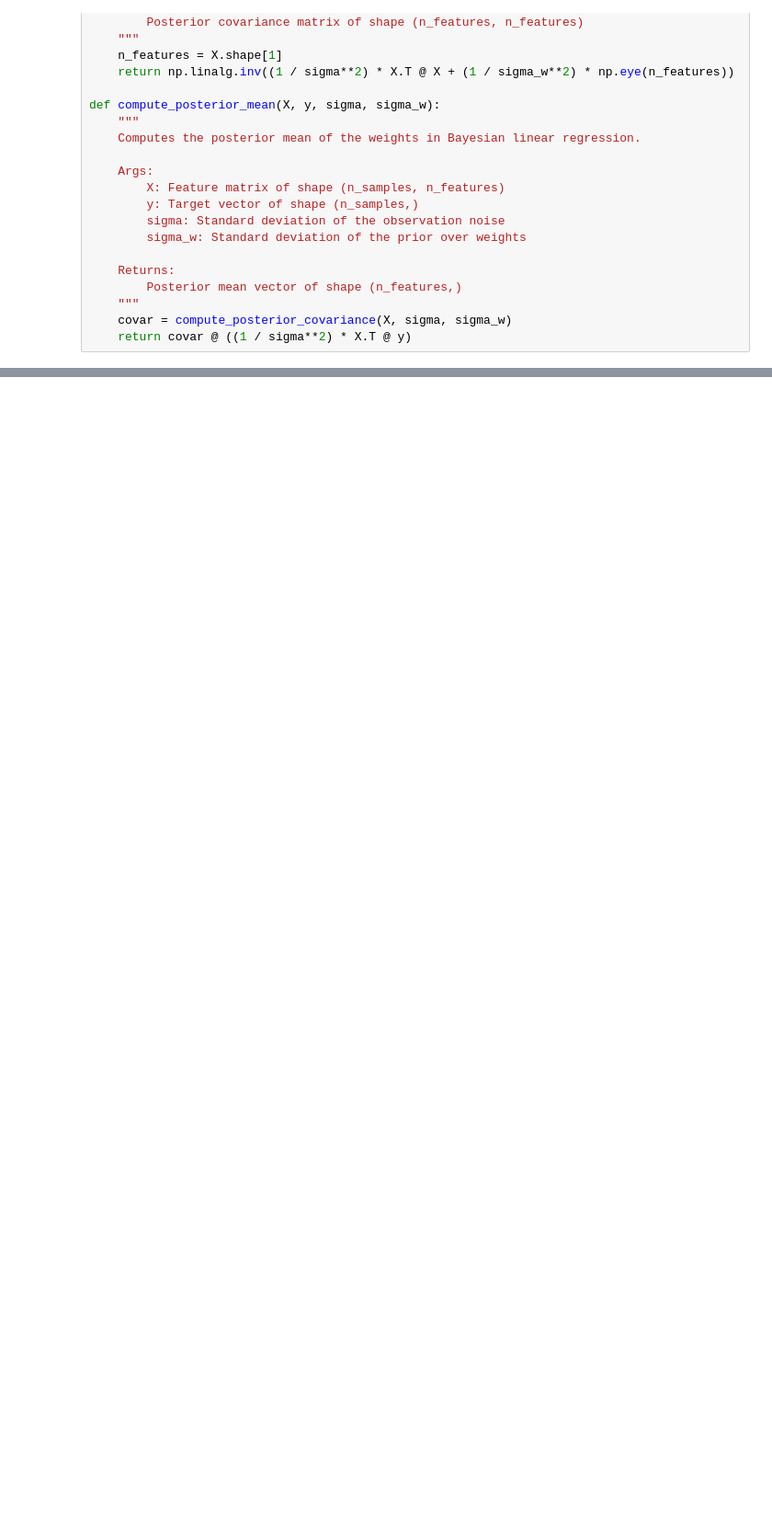
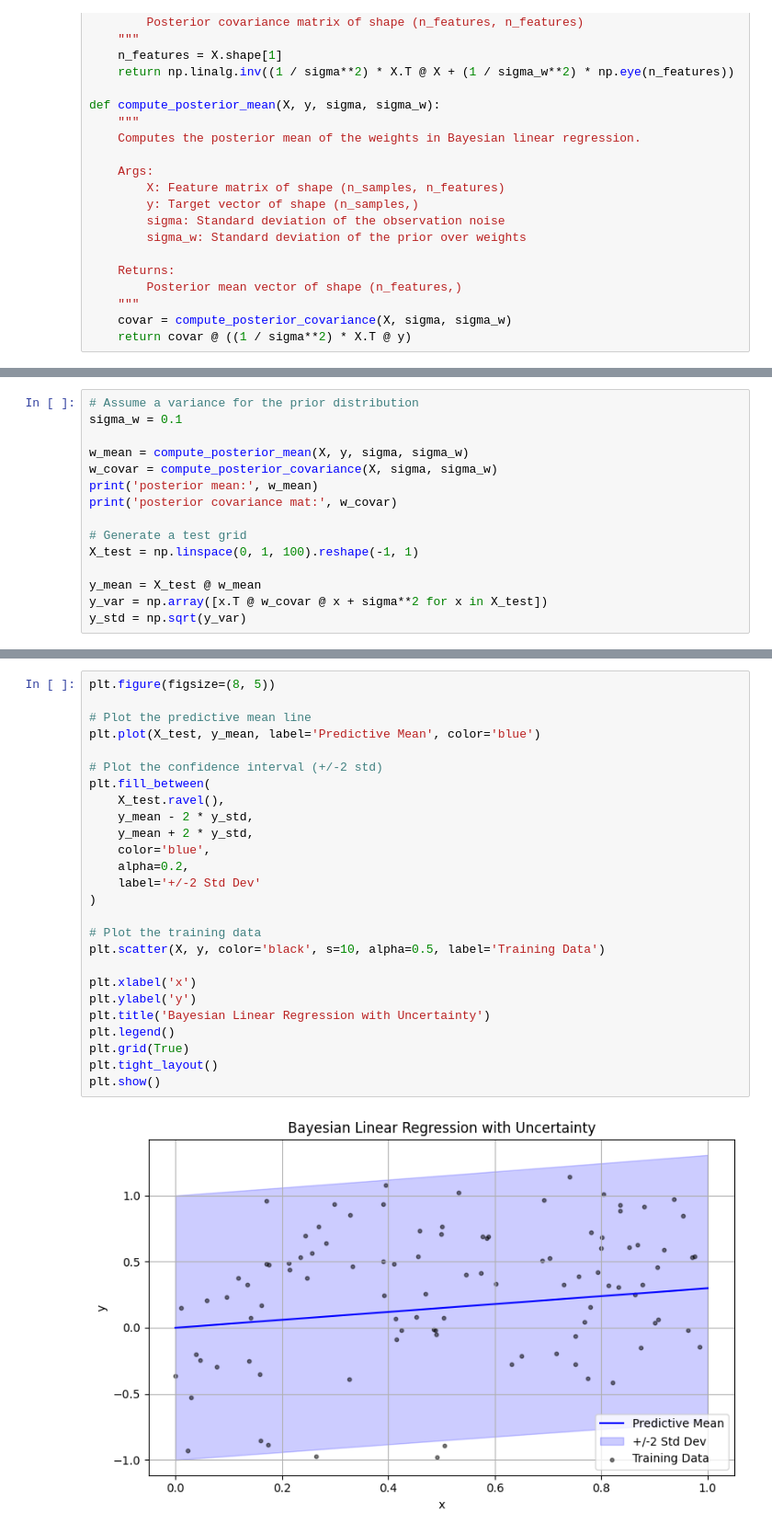
Before and after one commit to peterlee123hi/ml-foundations, a Jupyter notebook: classical_ml/linear_regression.ipynb, the cells around one changed output, grey strips where cells are left out. Shown at 92% size. Saved outputs shown, nothing was run; the diff lists cells and outputs as text; blank space fills up the shorter version.

Commit message:
Finish linear regression colab

```diff
--- a/classical_ml/linear_regression.ipynb
+++ b/classical_ml/linear_regression.ipynb
@@ -266,0 +249,15 @@ array([[0.        ],
+# %%
+# Assume a variance for the prior distribution
+sigma_w = 0.1
+
+w_mean = compute_posterior_mean(X, y, sigma, sigma_w)
+w_covar = compute_posterior_covariance(X, sigma, sigma_w)
+print('posterior mean:', w_mean)
+print('posterior covariance mat:', w_covar)
+
+# Generate a test grid
+X_test = np.linspace(0, 1, 100).reshape(-1, 1)
+
+y_mean = X_test @ w_mean
+y_var = np.array([x.T @ w_covar @ x + sigma**2 for x in X_test])
+y_std = np.sqrt(y_var)
@@ -266,0 +269,28 @@ array([[0.        ],
+# %%
+plt.figure(figsize=(8, 5))
+
+# Plot the predictive mean line
+plt.plot(X_test, y_mean, label='Predictive Mean', color='blue')
+
+# Plot the confidence interval (+/-2 std)
+plt.fill_between(
+    X_test.ravel(),
+    y_mean - 2 * y_std,
+    y_mean + 2 * y_std,
+    color='blue',
+    alpha=0.2,
+    label='+/-2 Std Dev'
+)
+
+# Plot the training data
+plt.scatter(X, y, color='black', s=10, alpha=0.5, label='Training Data')
+
+plt.xlabel('x')
+plt.ylabel('y')
+plt.title('Bayesian Linear Regression with Uncertainty')
+plt.legend()
+plt.grid(True)
+plt.tight_layout()
+plt.show()
+# %% [output]
+[figure, added]
```
Also changed, not shown: parts of 9 cells of this notebook, 1 other file.
